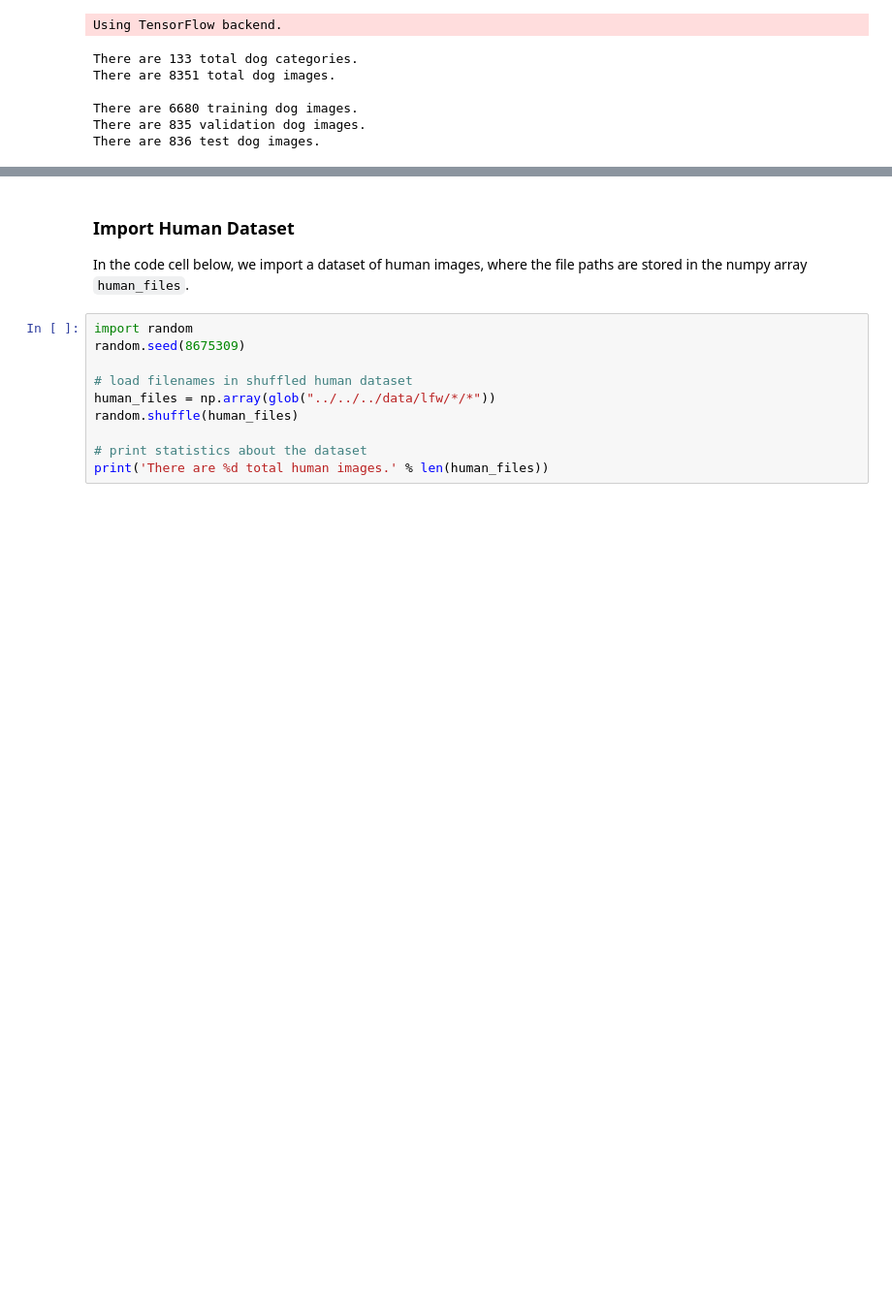
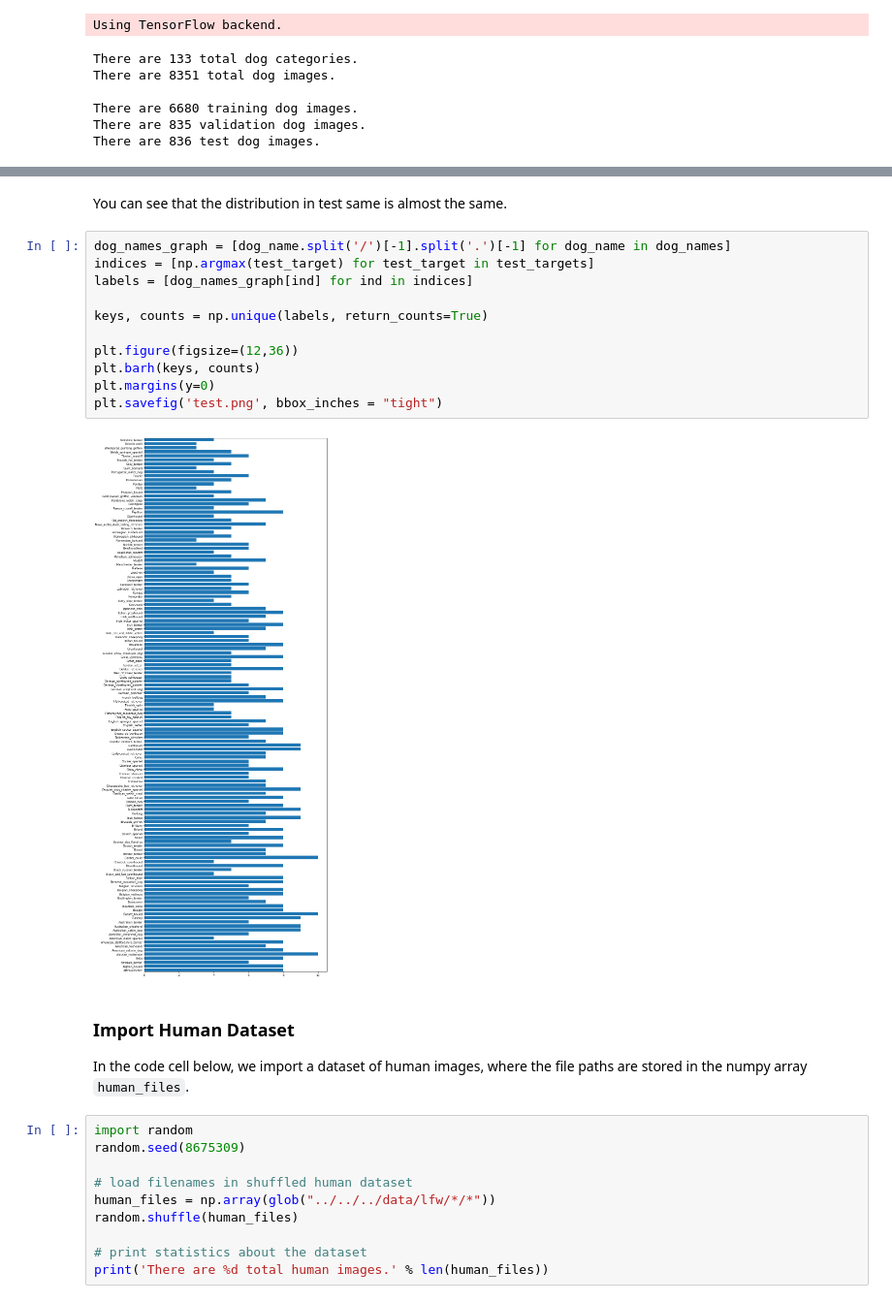
Before and after one commit to fidanmusazade/dog_app, a Jupyter notebook: Dog App.ipynb, the cells around one changed output, grey strips where cells are left out. Shown at 97% size. Saved outputs shown, nothing was run; the diff lists cells and outputs as text; blank space fills up the shorter version.

```diff
--- a/Dog App.ipynb
+++ b/Dog App.ipynb
@@ -94,3 +109,18 @@ There are 836 test dog images.
+# %% [markdown]
+You can see that the distribution in test same is almost the same.
+# %%
+dog_names_graph = [dog_name.split('/')[-1].split('.')[-1] for dog_name in dog_names]
+indices = [np.argmax(test_target) for test_target in test_targets]
+labels = [dog_names_graph[ind] for ind in indices]
+
+keys, counts = np.unique(labels, return_counts=True)
+
+plt.figure(figsize=(12,36))
+plt.barh(keys, counts)
+plt.margins(y=0)
+plt.savefig('test.png', bbox_inches = "tight")
+# %% [output]
+[figure, added]
 # %% [markdown]
 ### Import Human Dataset
 
```
Also changed, not shown: parts of 20 cells of this notebook.
